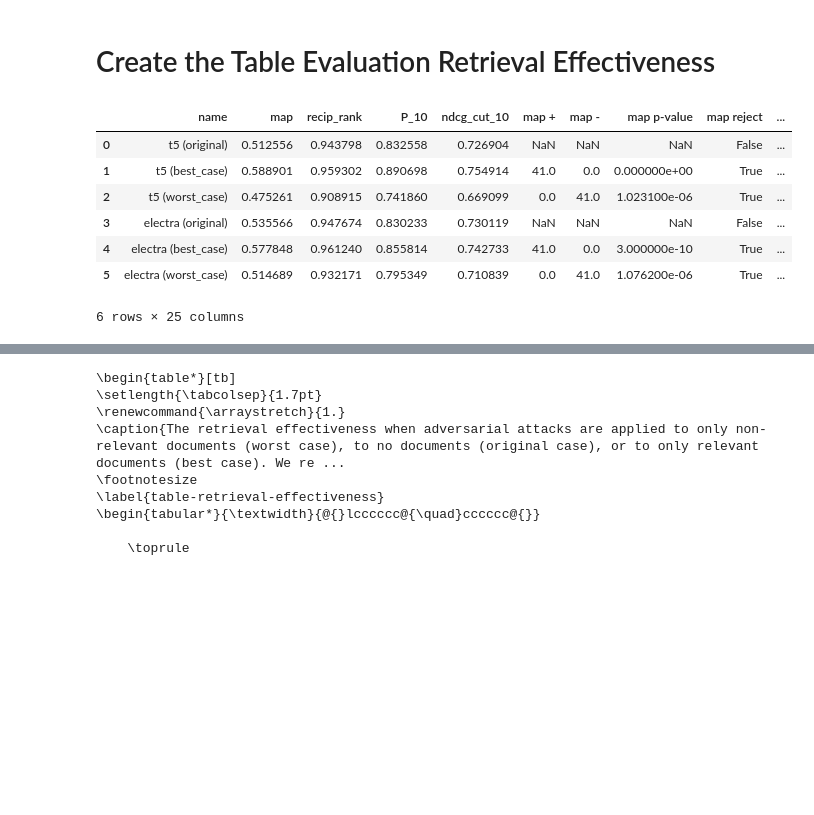
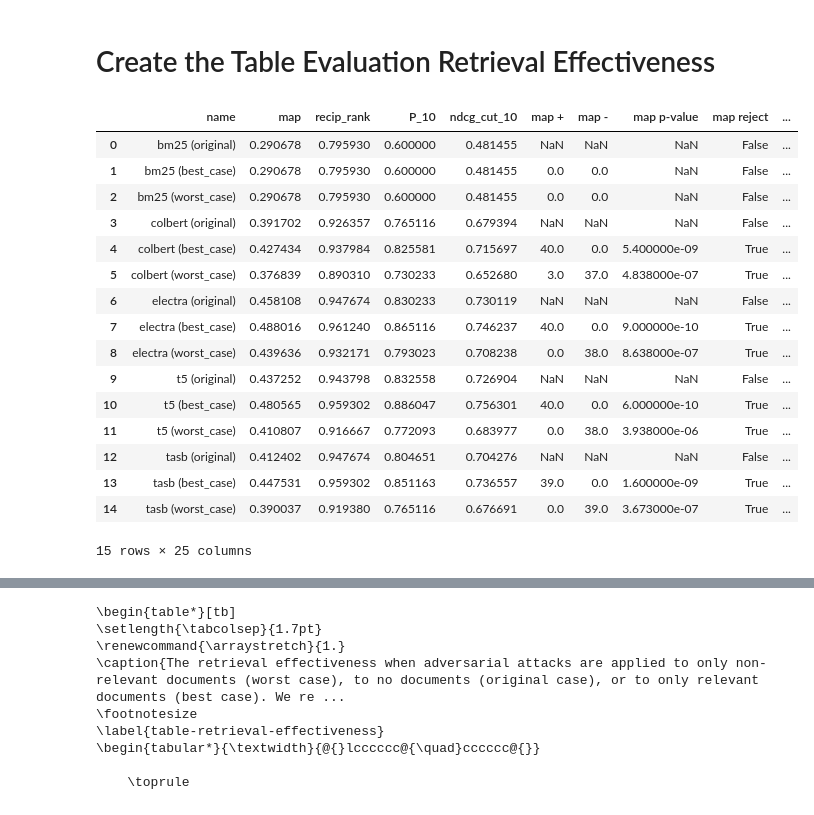
Before and after one commit to Parry-Parry/ecir24-adversarial-evaluation, a Jupyter notebook: src/retrieval_effectiveness/table-evaluation-retrieval-effectiveness.ipynb, the cells around one changed output, grey strips where cells are left out. Drawn from its saved outputs; the diff is of its cells as text; code cells hidden in the pictures; blank space fills up the shorter version.

```diff
--- a/src/retrieval_effectiveness/table-evaluation-retrieval-effectiveness.ipynb
+++ b/src/retrieval_effectiveness/table-evaluation-retrieval-effectiveness.ipynb
@@ -3,15 +3,24 @@
 # %%
 import pandas as pd
 
 
-df = pd.read_json('../../best-and-worst-case-evaluation.jsonl', lines=True, orient='records')
-df
+df19 = pd.read_json('../../data/dl19-best-and-worst-case-evaluation.jsonl', lines=True, orient='records')
+df19
 # %% [output]
 |  | name | map | recip_rank | P_10 | ndcg_cut_10 | map + | map - | map p-value | map reject | ... |
-| 0 | t5 (original) | 0.512556 | 0.943798 | 0.832558 | 0.726904 | NaN | NaN | NaN | False | ... |
-| 1 | t5 (best_case) | 0.588901 | 0.959302 | 0.890698 | 0.754914 | 41.0 | 0.0 | 0.000000e+00 | True | ... |
-| 2 | t5 (worst_case) | 0.475261 | 0.908915 | 0.741860 | 0.669099 | 0.0 | 41.0 | 1.023100e-06 | True | ... |
-| 3 | electra (original) | 0.535566 | 0.947674 | 0.830233 | 0.730119 | NaN | NaN | NaN | False | ... |
-| 4 | electra (best_case) | 0.577848 | 0.961240 | 0.855814 | 0.742733 | 41.0 | 0.0 | 3.000000e-10 | True | ... |
-| 5 | electra (worst_case) | 0.514689 | 0.932171 | 0.795349 | 0.710839 | 0.0 | 41.0 | 1.076200e-06 | True | ... |
+| 0 | bm25 (original) | 0.290678 | 0.795930 | 0.600000 | 0.481455 | NaN | NaN | NaN | False | ... |
+| 1 | bm25 (best_case) | 0.290678 | 0.795930 | 0.600000 | 0.481455 | 0.0 | 0.0 | NaN | False | ... |
+| 2 | bm25 (worst_case) | 0.290678 | 0.795930 | 0.600000 | 0.481455 | 0.0 | 0.0 | NaN | False | ... |
+| 3 | colbert (original) | 0.391702 | 0.926357 | 0.765116 | 0.679394 | NaN | NaN | NaN | False | ... |
+| 4 | colbert (best_case) | 0.427434 | 0.937984 | 0.825581 | 0.715697 | 40.0 | 0.0 | 5.400000e-09 | True | ... |
+| 5 | colbert (worst_case) | 0.376839 | 0.890310 | 0.730233 | 0.652680 | 3.0 | 37.0 | 4.838000e-07 | True | ... |
+| 6 | electra (original) | 0.458108 | 0.947674 | 0.830233 | 0.730119 | NaN | NaN | NaN | False | ... |
+| 7 | electra (best_case) | 0.488016 | 0.961240 | 0.865116 | 0.746237 | 40.0 | 0.0 | 9.000000e-10 | True | ... |
+| 8 | electra (worst_case) | 0.439636 | 0.932171 | 0.793023 | 0.708238 | 0.0 | 38.0 | 8.638000e-07 | True | ... |
+| 9 | t5 (original) | 0.437252 | 0.943798 | 0.832558 | 0.726904 | NaN | NaN | NaN | False | ... |
+| 10 | t5 (best_case) | 0.480565 | 0.959302 | 0.886047 | 0.756301 | 40.0 | 0.0 | 6.000000e-10 | True | ... |
+| 11 | t5 (worst_case) | 0.410807 | 0.916667 | 0.772093 | 0.683977 | 0.0 | 38.0 | 3.938000e-06 | True | ... |
+| 12 | tasb (original) | 0.412402 | 0.947674 | 0.804651 | 0.704276 | NaN | NaN | NaN | False | ... |
+| 13 | tasb (best_case) | 0.447531 | 0.959302 | 0.851163 | 0.736557 | 39.0 | 0.0 | 1.600000e-09 | True | ... |
+| 14 | tasb (worst_case) | 0.390037 | 0.919380 | 0.765116 | 0.676691 | 0.0 | 39.0 | 3.673000e-07 | True | ... |
-6 rows × 25 columns
+15 rows × 25 columns
```
Also changed, not shown: parts of 2 cells of this notebook.
